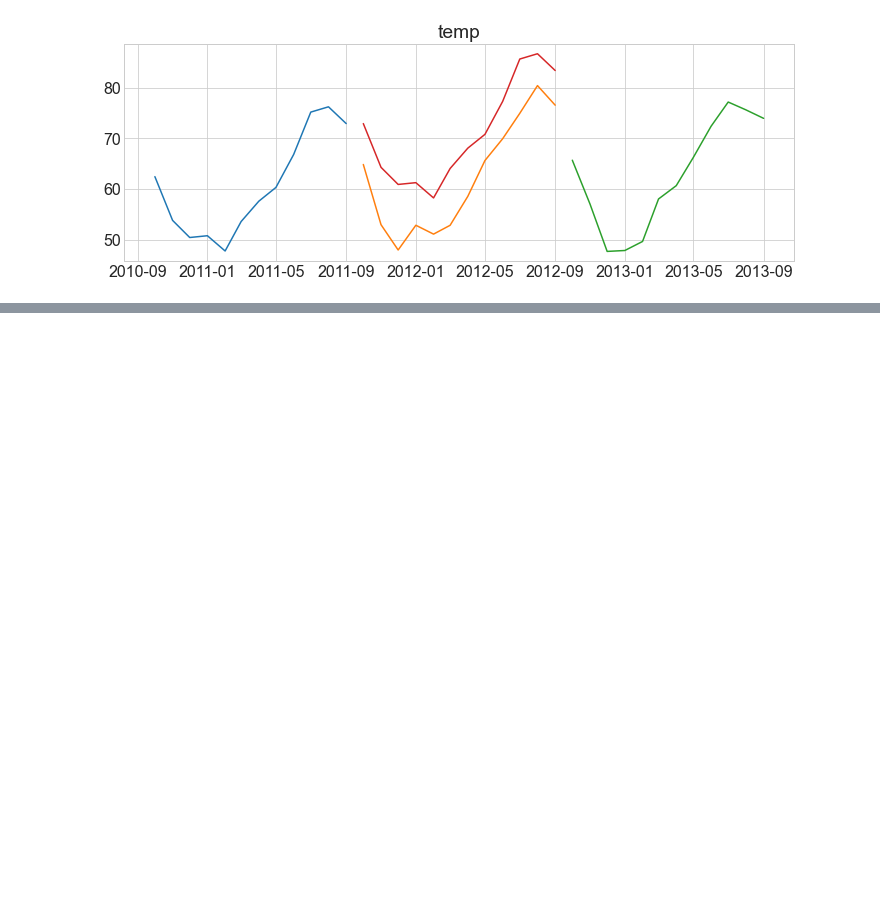
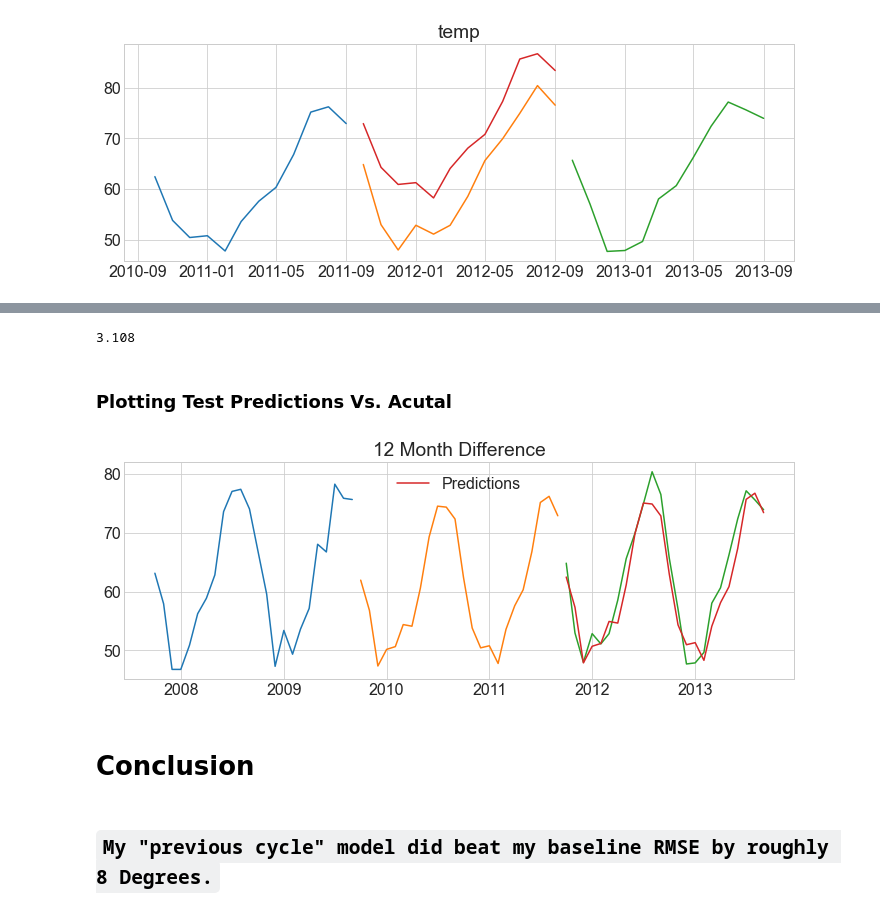
Before and after one commit to joshuamchavez2/time-series-analysis, a Jupyter notebook: final.ipynb, the cells around one changed output, grey strips where cells are left out. Saved outputs shown, nothing was run; the diff lists cells and outputs as text; code cells hidden in the pictures; blank space fills up the shorter version.

Commit message:
finished Test

```diff
--- a/final.ipynb
+++ b/final.ipynb
@@ -661,0 +698,9 @@ eval_df.sort_values(by='rmse', ascending=True).head(15)
+# %%
+# First 24 months for Train,
+train = df['2007-10-01':'2009-09-01']
+
+# Middle 24 months For Validate
+validate = df['2009-10-01':'2011-09-01']
+
+# Last 24 months for Test.
+test = df['2011-10-01':'2013-09-01']
@@ -661,0 +709,6 @@ eval_df.sort_values(by='rmse', ascending=True).head(15)
+# %%
+# Making Predictions
+yhat_df = validate + train.temp.diff(12).mean()
+# %%
+# Resetting the index to Test
+yhat_df.index = test.index
@@ -661,0 +718,18 @@ eval_df.sort_values(by='rmse', ascending=True).head(15)
+# %%
+rmse
+# %% [output]
+3.108
+# %% [markdown]
+### Plotting Test Predictions Vs. Acutal
+# %%
+plot_samples(target_var)
+plt.plot(yhat_df[target_var], label='Predictions')
+plt.title('12 Month Difference')
+plt.legend()
+plt.show()
+# %% [output]
+[figure, added]
+# %% [markdown]
+# Conclusion
+# %% [markdown]
+## `My "previous cycle" model did beat my baseline RMSE by roughly 8 Degrees.`
```
Also changed, not shown: parts of 36 cells of this notebook.
